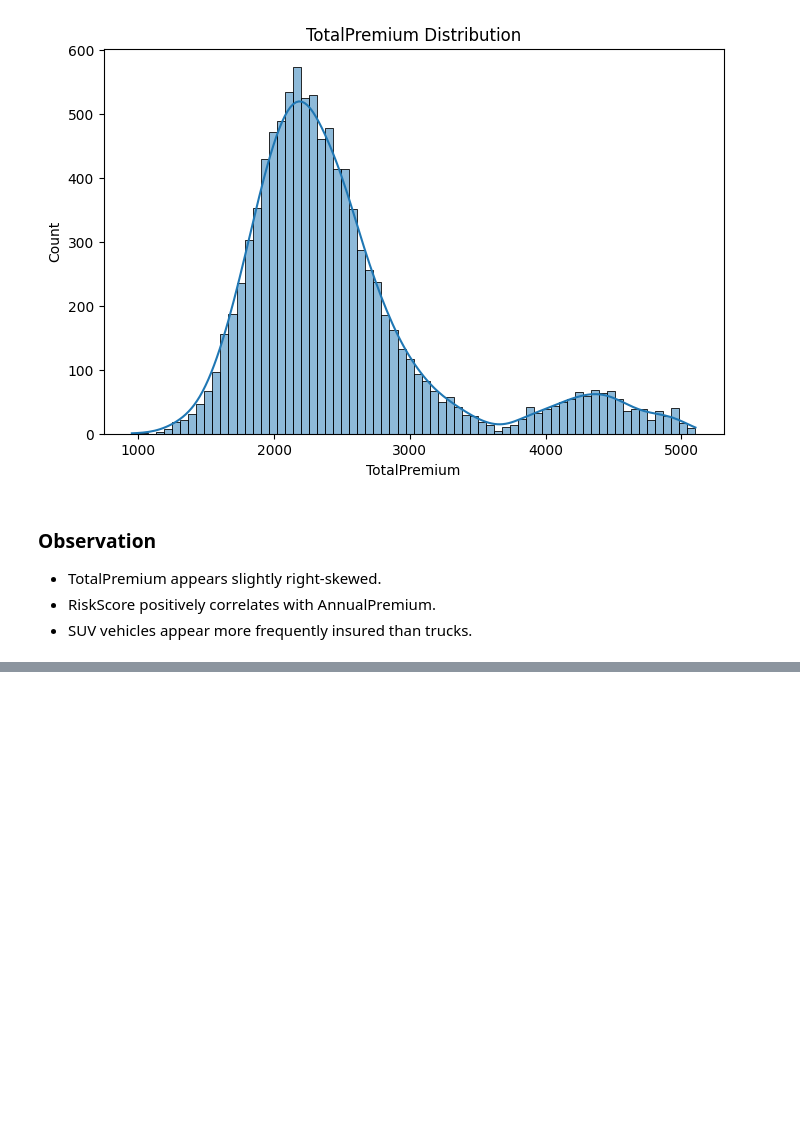
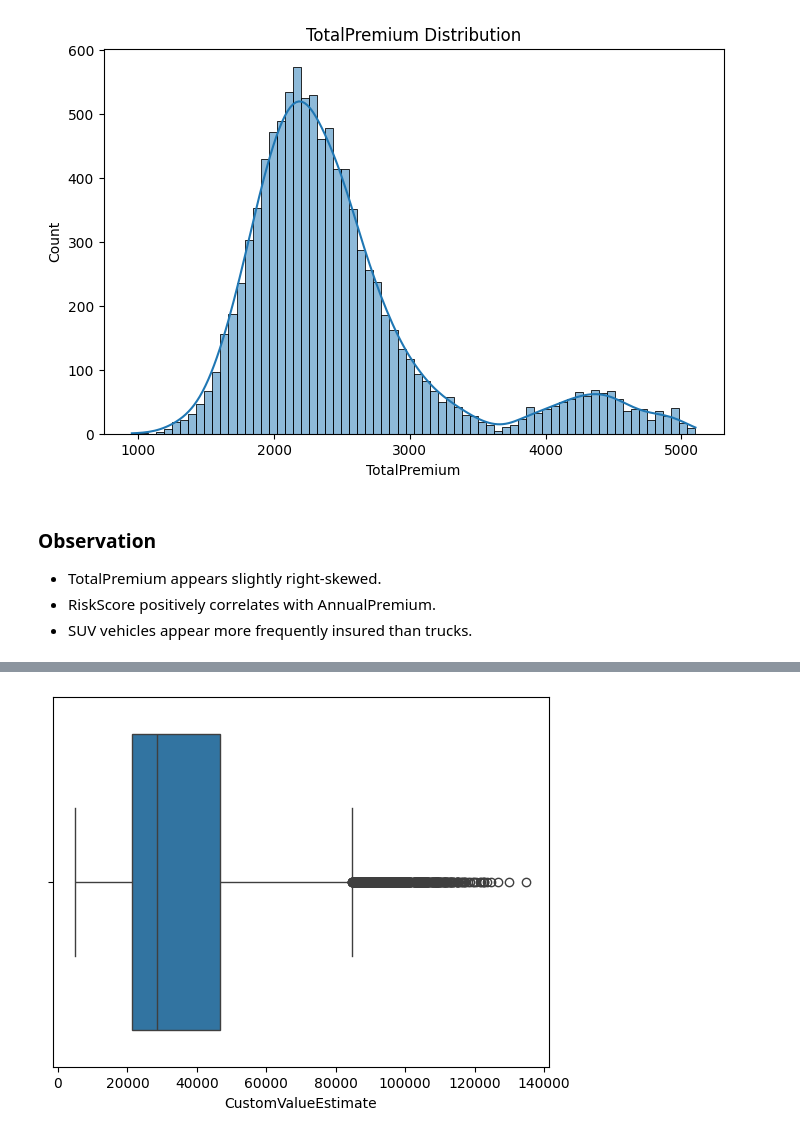
Before and after one commit to MisganaMessay/insurance-risk-analytics, a Jupyter notebook: notebooks/01_eda.ipynb, the cells around one changed output, grey strips where cells are left out. Cells and saved outputs as stored; diff of their text form; code cells hidden in the pictures; blank space fills up the shorter version.

```diff
--- a/notebooks/01_eda.ipynb
+++ b/notebooks/01_eda.ipynb
@@ -181,0 +243,5 @@ plot_histogram(df, "TotalPremium")
+# %%
+sns.boxplot(x=df["CustomValueEstimate"])
+plt.show()
+# %% [output]
+[figure, added]
```
Also changed, not shown: parts of 16 cells of this notebook.
